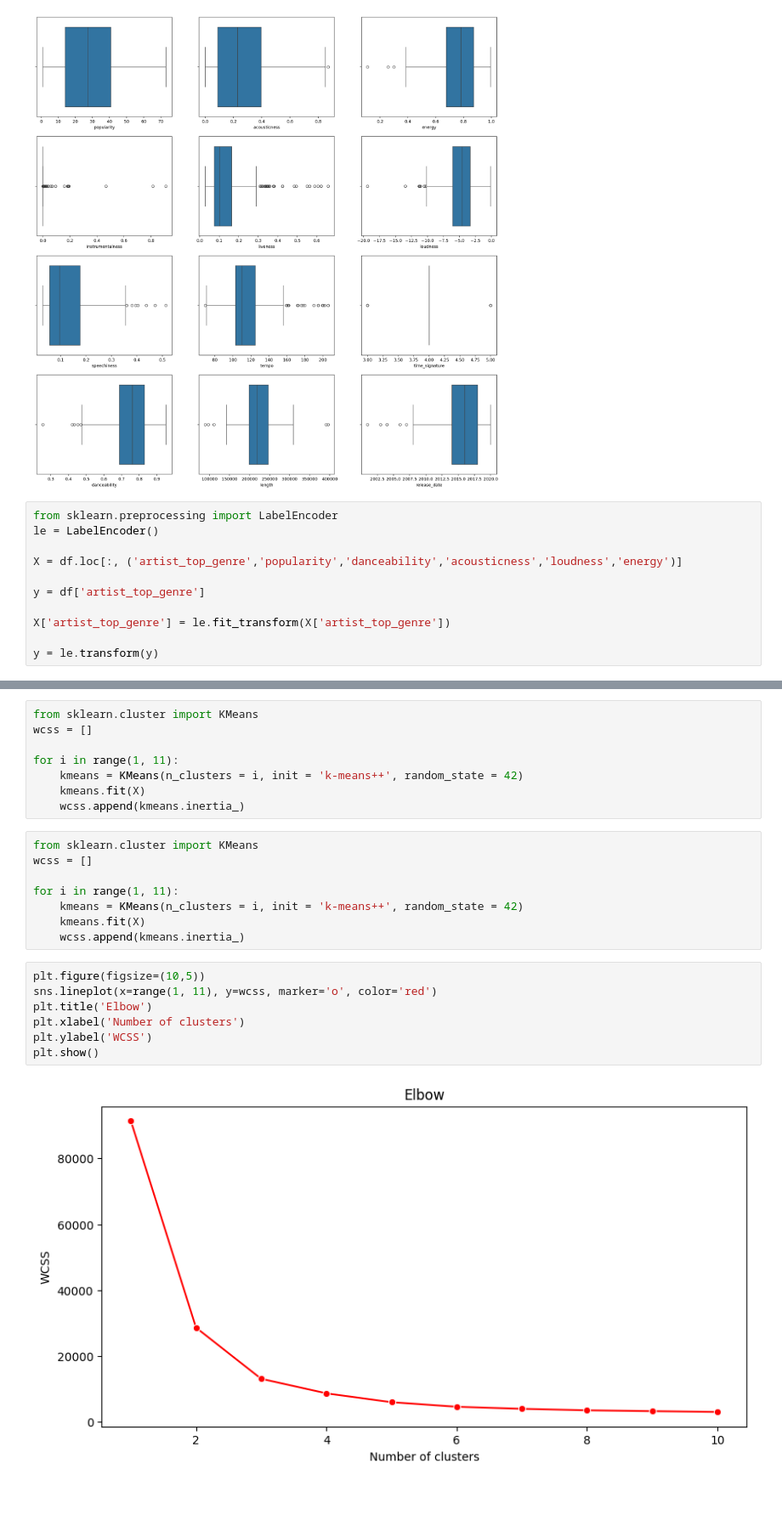
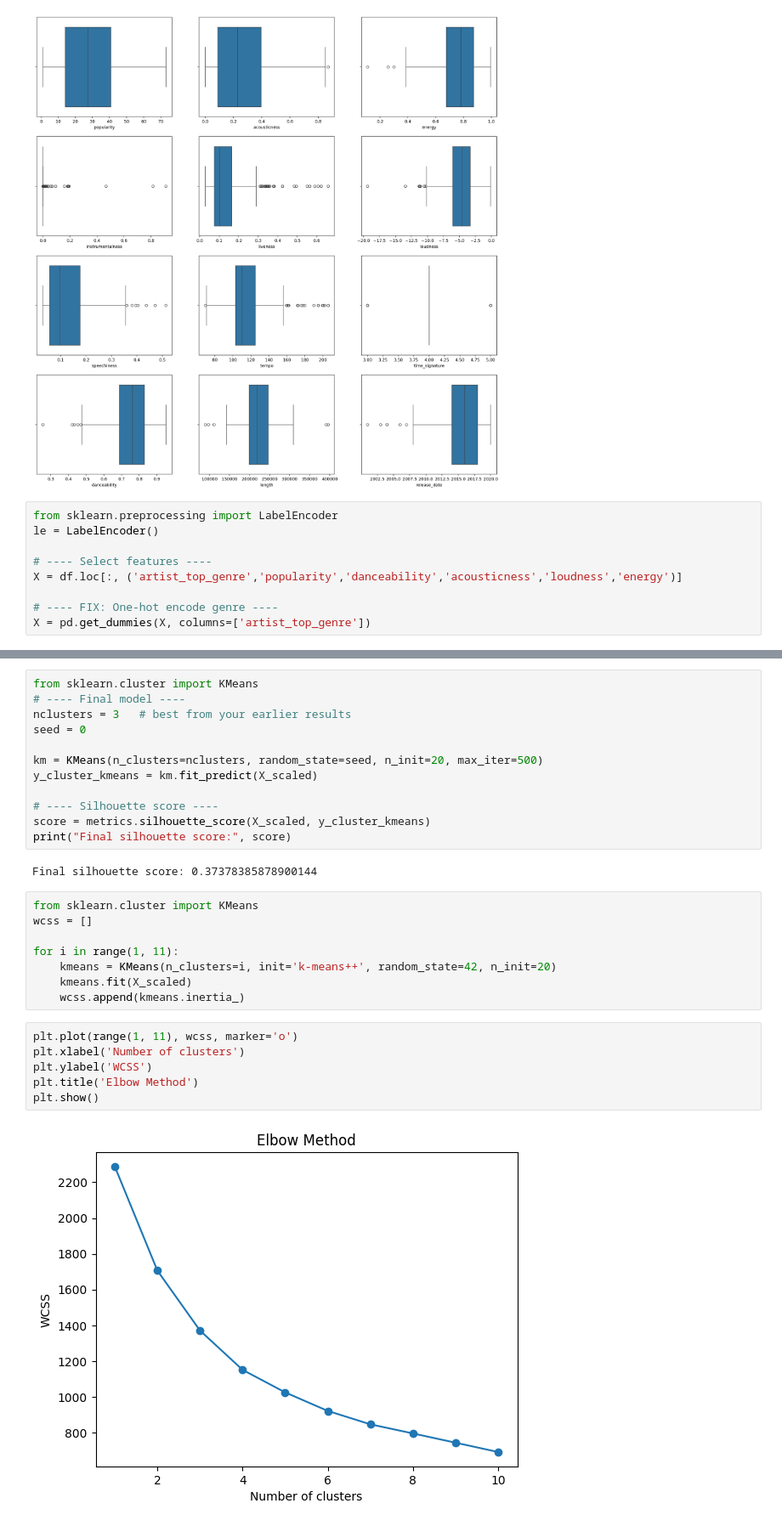
Before and after one commit to jsandtangen/Microsoft-ML-Course, a Jupyter notebook: Clustering/K-Means/notebook.ipynb, the cells around one changed output, grey strips where cells are left out. Shown at 85% size. Drawn from its saved outputs; the diff is of its cells as text; blank space fills up the shorter version.

```diff
--- a/Clustering/K-Means/notebook.ipynb
+++ b/Clustering/K-Means/notebook.ipynb
@@ -60,11 +60,9 @@ sns.boxplot(x = 'release_date', data = df)
 from sklearn.preprocessing import LabelEncoder
 le = LabelEncoder()
 
+# ---- Select features ----
 X = df.loc[:, ('artist_top_genre','popularity','danceability','acousticness','loudness','energy')]
 
-y = df['artist_top_genre']
-
-X['artist_top_genre'] = le.fit_transform(X['artist_top_genre'])
-
-y = le.transform(y)
+# ---- FIX: One-hot encode genre ----
+X = pd.get_dummies(X, columns=['artist_top_genre'])
 # %%
@@ -114,26 +87,31 @@ score
+# %%
+from sklearn.cluster import KMeans
+# ---- Final model ----
+nclusters = 3   # best from your earlier results
+seed = 0
+
+km = KMeans(n_clusters=nclusters, random_state=seed, n_init=20, max_iter=500)
+y_cluster_kmeans = km.fit_predict(X_scaled)
+
+# ---- Silhouette score ----
+score = metrics.silhouette_score(X_scaled, y_cluster_kmeans)
+print("Final silhouette score:", score)
+# %% [output]
+Final silhouette score: 0.37378385878900144
 # %%
 from sklearn.cluster import KMeans
 wcss = []
 
 for i in range(1, 11):
-    kmeans = KMeans(n_clusters = i, init = 'k-means++', random_state = 42)
-    kmeans.fit(X)
+    kmeans = KMeans(n_clusters=i, init='k-means++', random_state=42, n_init=20)
+    kmeans.fit(X_scaled)
     wcss.append(kmeans.inertia_)
-# %%
-from sklearn.cluster import KMeans
-wcss = []
-
-for i in range(1, 11):
-    kmeans = KMeans(n_clusters = i, init = 'k-means++', random_state = 42)
-    kmeans.fit(X)
-    wcss.append(kmeans.inertia_)
 # %%
-plt.figure(figsize=(10,5))
-sns.lineplot(x=range(1, 11), y=wcss, marker='o', color='red')
-plt.title('Elbow')
+plt.plot(range(1, 11), wcss, marker='o')
 plt.xlabel('Number of clusters')
 plt.ylabel('WCSS')
+plt.title('Elbow Method')
 plt.show()
 # %% [output]
-[figure, old version]
+[figure, new version]
 # %%
```
Also changed, not shown: parts of 3 cells of this notebook.
